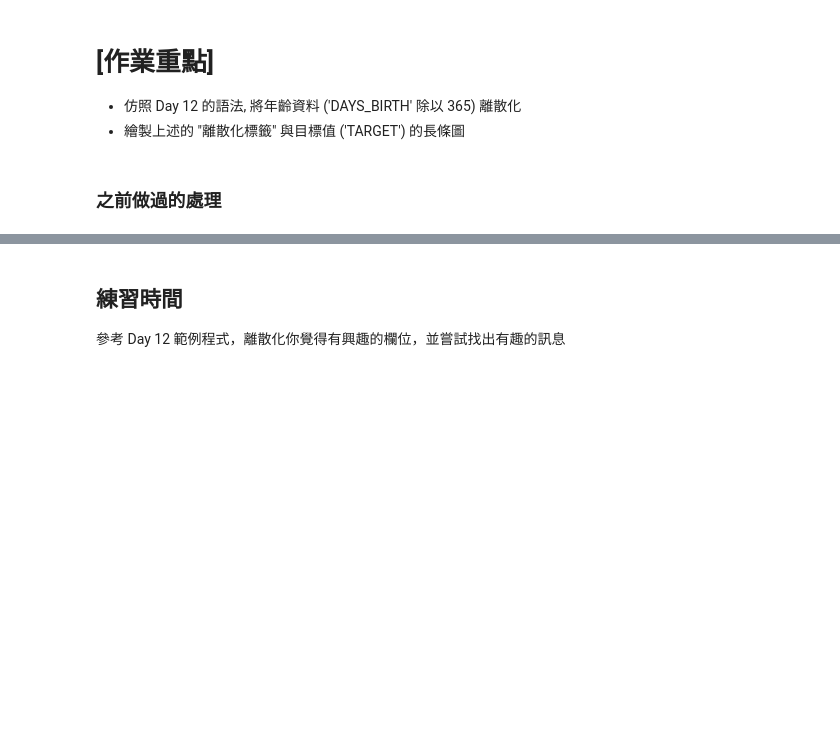
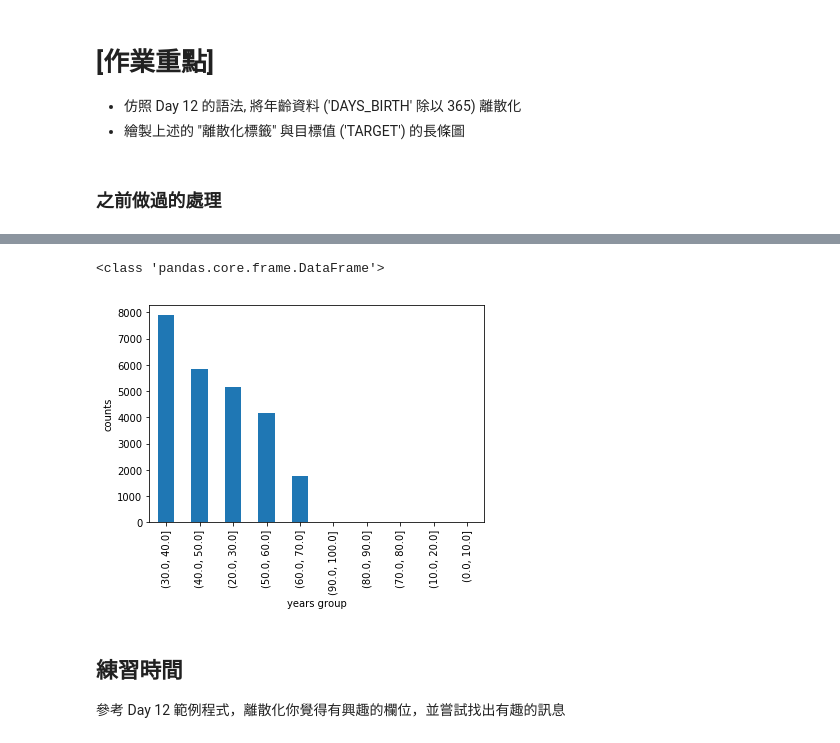
Before and after one commit to Julian-Chu/2nd-ML100Days, a Jupyter notebook: Day_013_HW.ipynb, the cells around one changed output, grey strips where cells are left out. Drawn from its saved outputs; the diff is of its cells as text; code cells hidden in the pictures; blank space fills up the shorter version.

```diff
--- a/Day_013_HW.ipynb
+++ b/Day_013_HW.ipynb
@@ -62,3 +96,14 @@ type(sub_train)
+# %%
+sub_train = app_train[['customized_year_group', 'TARGET']]
+sub_train = sub_train[sub_train['TARGET']==1]
+plt.figure()
+sub_train['customized_year_group'].value_counts().plot.bar()
+plt.ylabel('counts')
+plt.xlabel('years group')
+plt.show()
+# %% [output]
+<class 'pandas.core.frame.DataFrame'>
+[figure, added]
 # %% [markdown]
 ## 練習時間
 參考 Day 12 範例程式，離散化你覺得有興趣的欄位，並嘗試找出有趣的訊息
```
Also changed, not shown: parts of 5 cells of this notebook.
